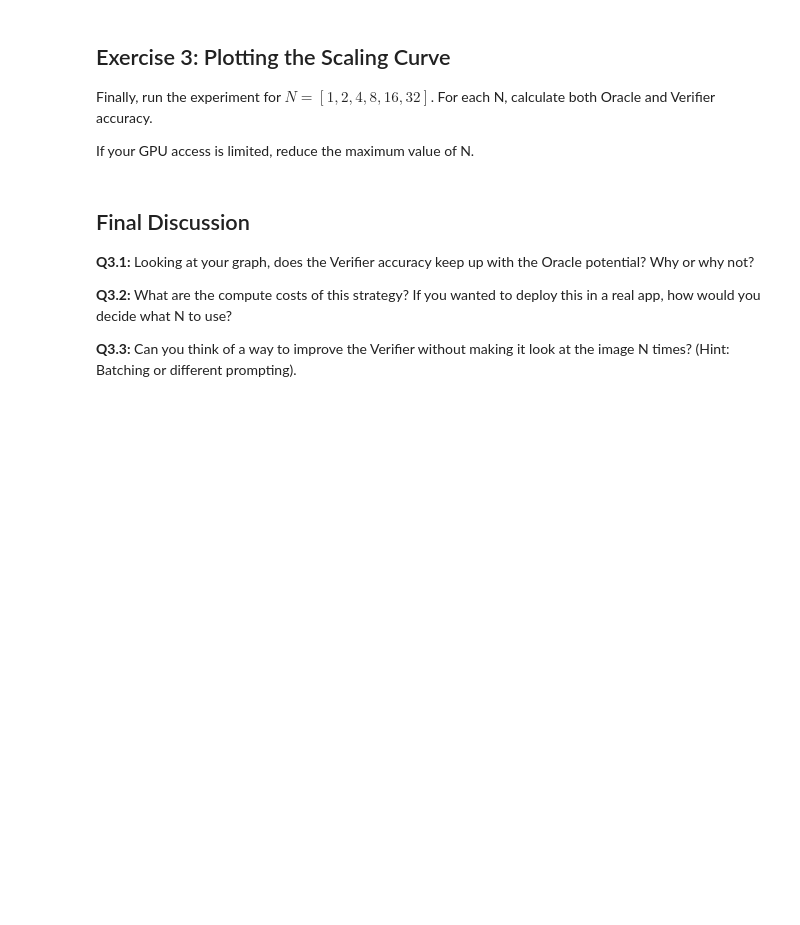
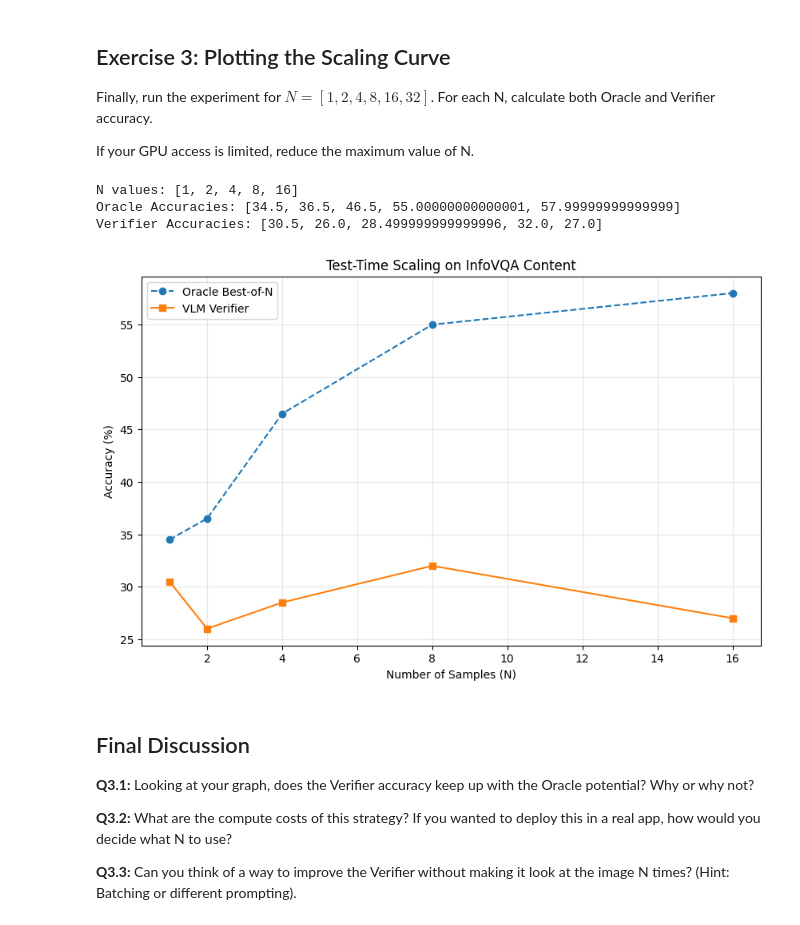
Before and after one commit to ArnaudoB/CSC_52002_EP-MultimodalGenAI, a Jupyter notebook: lab3/lab3.ipynb, the cells around one changed output. Cells and saved outputs as stored; diff of their text form; code cells hidden in the pictures; blank space fills up the shorter version.

```diff
--- a/lab3/lab3.ipynb
+++ b/lab3/lab3.ipynb
@@ -775,10 +813,10 @@ prompt_list = [
 
 aesthetic_BoN_list = []
 aesthetic_scores_list = []
-# num_batches = [1, 2, 4, 8, 12, 16, 20, 24, 28, 32]
-# num_images_per_prompt = [4, 4, 4, 4, 4, 4, 4, 4, 4, 4]
-num_batches = [1]
-num_images_per_prompt = [4]
+num_batches = [1, 2, 4, 8, 16, 32, 64]
+num_images_per_prompt = [4, 4, 4, 4, 4, 4, 4]
+# num_batches = [1]
+# num_images_per_prompt = [4]
 N_list = [n*b for n, b in zip(num_images_per_prompt, num_batches)]
 for (batch, images_per_prompt) in zip(num_batches, num_images_per_prompt):
     N = batch * images_per_prompt
@@ -949,12 +1066,3 @@ print(f"Loaded {len(infovqa_tasks)} tasks.")
 
 To make Best-of-N work, we need **diversity**. If the model always gives the same answer, scaling N provides no benefit.
 Implement a function that generates N samples using temperature sampling with high diversity parameters.
-# %%
-def generate_samples(image, question, n=1):
-    """Generates N diverse independent answers."""
-    ######## STUDENT_ANSWER_START ########
-
-
-
-
-    ######## STUDENT_ANSWER_END ########
@@ -986,26 +1172,72 @@ If your GPU access is limited, reduce the maximum value of N.
 # %%
 from tqdm.auto import tqdm
 
 def is_correct(predicted, target):
     """Check if target is in the predicted answer."""
     return target.lower() in predicted.lower()
 
 ######## STUDENT_ANSWER_START ########
 
+n_values = [1, 2, 4, 8, 16]
 
+oracle_results = []
+verifier_results = []
 
+for n in n_values:
+    total_tasks = len(infovqa_tasks)
+    oracle_correct_count = 0
+    verifier_correct_count = 0
+
+    for task in tqdm(infovqa_tasks, desc=f"Processing N={n}"):
+        image = task["image"]
+        question = task["question"]
+        ground_truth = task["ground_truth"]
+
+        # Generate N samples
+        samples = generate_samples(image, question, n=n)
+
+        # Oracle Best-of-N
+        oracle_correct = False
+        for sample in samples:
+            if is_correct(sample, ground_truth):
+                oracle_correct = True
+                break
+        if oracle_correct:
+            oracle_correct_count += 1
+
+        # VLM-as-Verifier
+        scores = verify_samples(image, question, samples)
+        if len(scores) > 0: # Ensure there are scores to evaluate
+            best_sample_index = np.argmax(scores) # Select the sample the verifier thinks is best
+            if scores[best_sample_index] == 1 and is_correct(samples[best_sample_index], ground_truth):
+                verifier_correct_count += 1
+
+    oracle_accuracy = (oracle_correct_count / total_tasks) * 100
+    verifier_accuracy = (verifier_correct_count / total_tasks) * 100
+
+    oracle_results.append(oracle_accuracy)
+    verifier_results.append(verifier_accuracy)
+
+print(f"N values: {n_values}")
+print(f"Oracle Accuracies: {oracle_results}")
+print(f"Verifier Accuracies: {verifier_results}")
 
 ######## STUDENT_ANSWER_END ########
 
 plt.figure(figsize=(10, 6))
 plt.plot(n_values, oracle_results, label='Oracle Best-of-N', marker='o', linestyle='--')
 plt.plot(n_values, verifier_results, label='VLM Verifier', marker='s')
 plt.xlabel('Number of Samples (N)')
 plt.ylabel('Accuracy (%)')
 plt.title('Test-Time Scaling on InfoVQA Content')
 plt.legend()
 plt.grid(True, alpha=0.3)
 plt.show()
+# %% [output]
+N values: [1, 2, 4, 8, 16]
+Oracle Accuracies: [34.5, 36.5, 46.5, 55.00000000000001, 57.99999999999999]
+Verifier Accuracies: [30.5, 26.0, 28.499999999999996, 32.0, 27.0]
+[figure, added]
 # %% [markdown]
 ## Final Discussion
 
```
Also changed, not shown: parts of 20 cells of this notebook, 15 other files.
